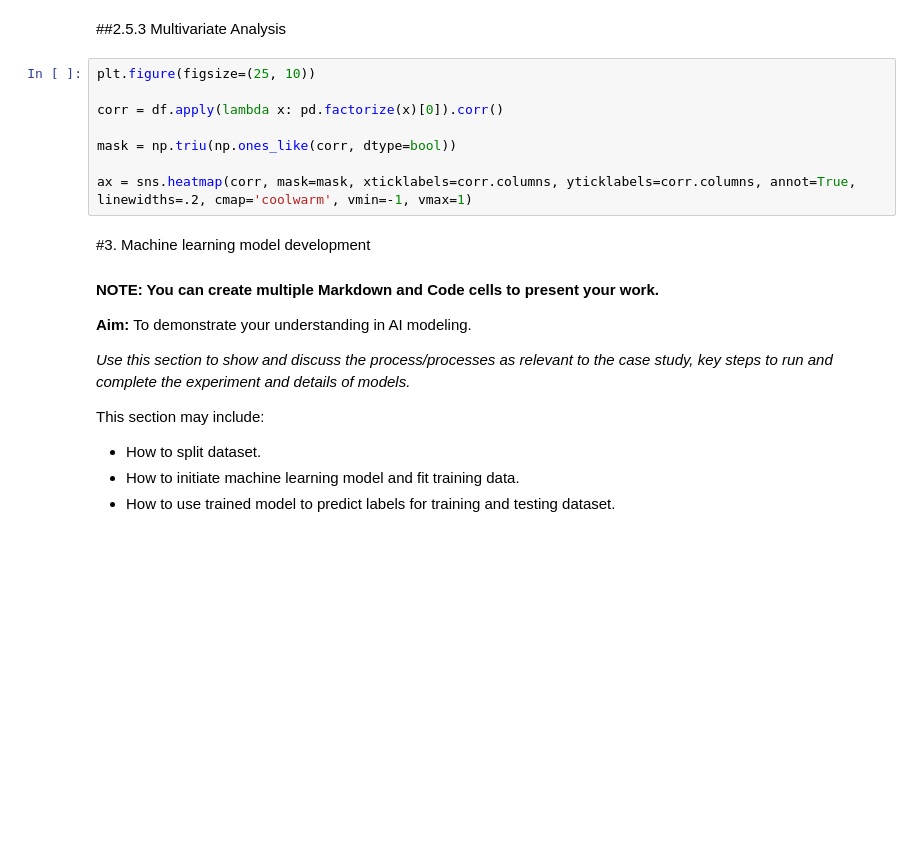
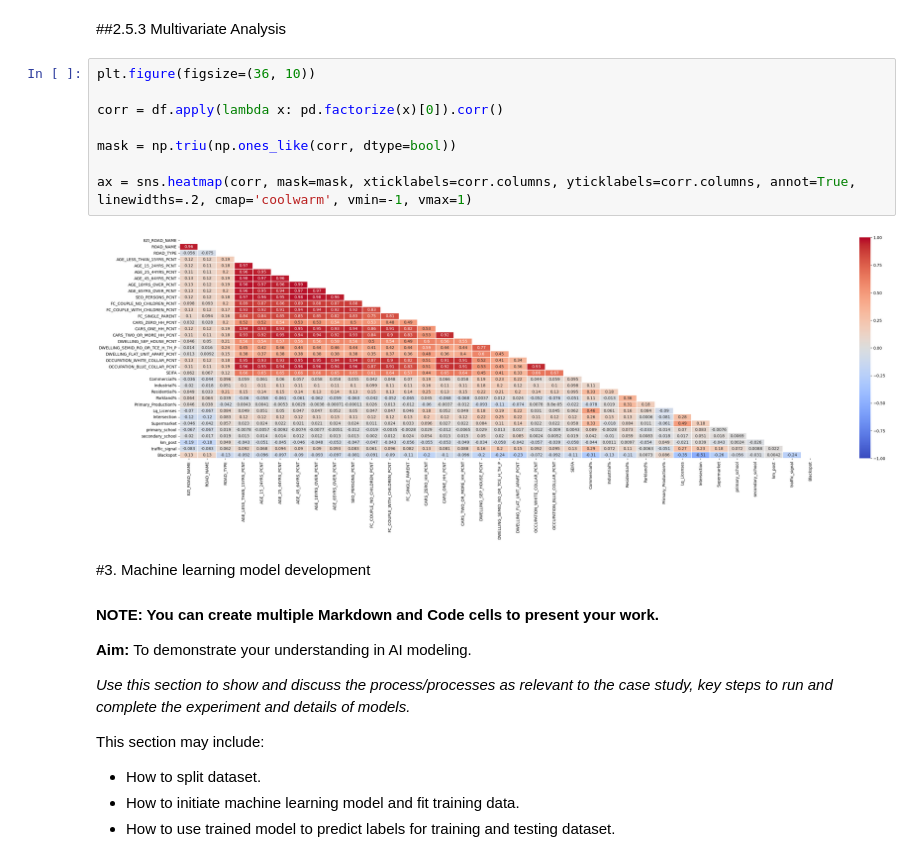
Before and after one commit to ItsSHALINISuresh/ML-in-Business, a Jupyter notebook: MIS710 Assignment/MIS710_A1_Template_T2_2023.ipynb, the cells around one changed output. Drawn from its saved outputs; the diff is of its cells as text; blank space fills up the shorter version.

```diff
--- a/MIS710 Assignment/MIS710_A1_Template_T2_2023.ipynb
+++ b/MIS710 Assignment/MIS710_A1_Template_T2_2023.ipynb
@@ -357,13 +357,15 @@ plt.show()
 # %% [markdown]
 ##2.5.3 Multivariate Analysis
 # %%
-plt.figure(figsize=(25, 10))
+plt.figure(figsize=(36, 10))
 
 corr = df.apply(lambda x: pd.factorize(x)[0]).corr()
 
 mask = np.triu(np.ones_like(corr, dtype=bool))
 
 ax = sns.heatmap(corr, mask=mask, xticklabels=corr.columns, yticklabels=corr.columns, annot=True, linewidths=.2, cmap='coolwarm', vmin=-1, vmax=1)
+# %% [output]
+[figure, added]
 # %% [markdown]
 <a id = "cell_modeling"></a>
 #3. Machine learning model development
```
